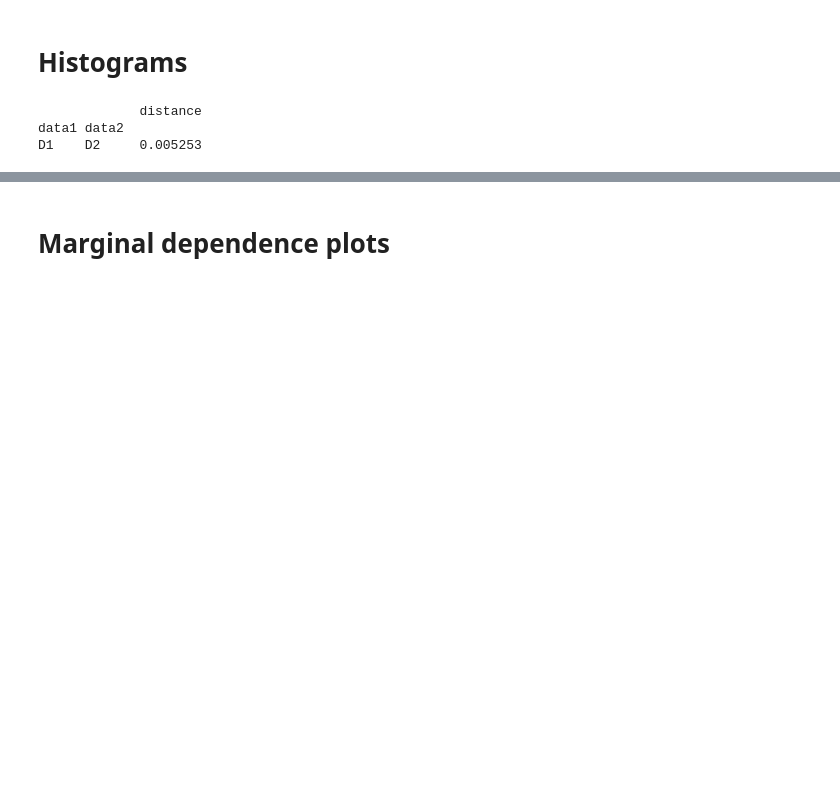
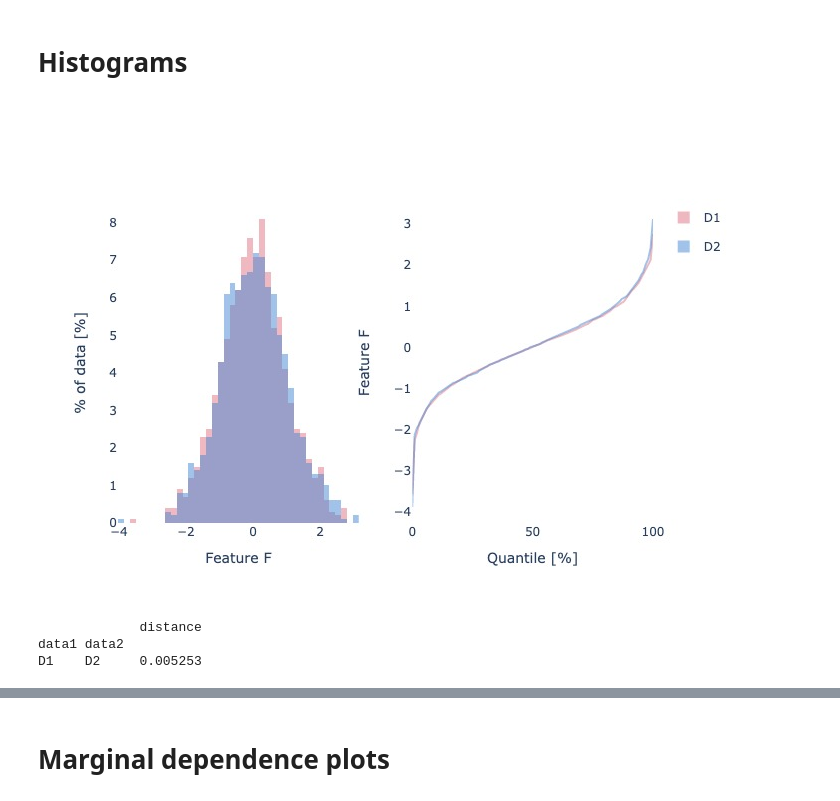
Before and after one commit to miloiturra/data_visualizations, a Jupyter notebook: notebooks/simple_examples.ipynb, the cells around one changed output, grey strips where cells are left out. Drawn from its saved outputs; the diff is of its cells as text; code cells hidden in the pictures; blank space fills up the shorter version.

```diff
--- a/notebooks/simple_examples.ipynb
+++ b/notebooks/simple_examples.ipynb
@@ -23,20 +27,21 @@ if interactive_plots is False:
 # %%
 np.random.seed(1234)
 
 f0 = np.random.randn(1000)
 f1 = np.random.randn(1000)
 
 data_dict = {
     'D1': f0,
     'D2': f1,
 }
 
 fig = plot_histograms(
-    data_dict, xaxis_title='Feature F', yaxis_title='% of data', nbins=40,
+    data_dict, xaxis_title='Feature F', nbins=40,
     plot_hist=True, plot_cdf=False, plot_inv_cdf=True, showgrid=False)
 fig.show()
 print(calc_wasserstein(data_dict, normalize=True))
 # %% [output]
+[figure, added]
              distance
 data1 data2
 D1    D2     0.005253
```
Also changed, not shown: parts of 9 cells of this notebook, 1 other file.
